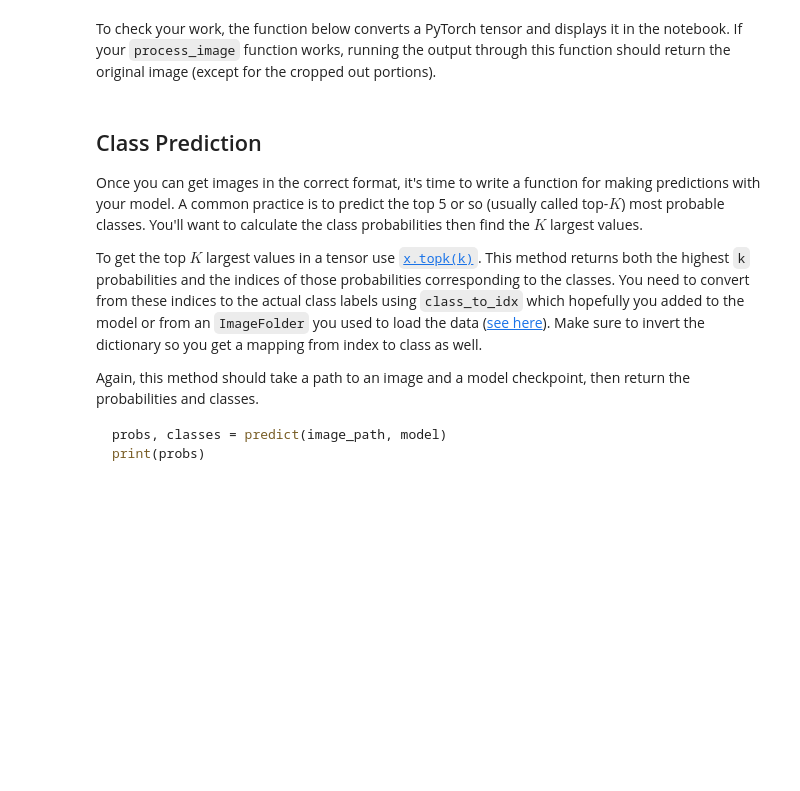
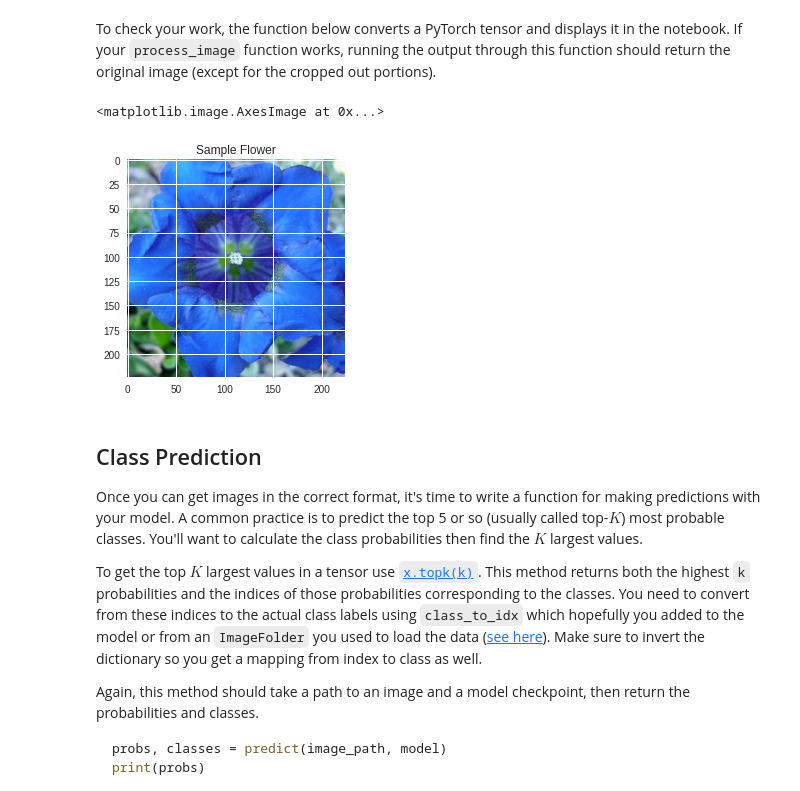
Before and after one commit to twishasaraiya/PyTorch-Scholarship-Lab-Challenge, a Jupyter notebook: LAB_Image_Classifier_Project.ipynb, the cells around one changed output. Cells and saved outputs as stored; diff of their text form; code cells hidden in the pictures; blank space fills up the shorter version.

Commit message:
Complete model with training and testing

```diff
--- a/LAB_Image_Classifier_Project.ipynb
+++ b/LAB_Image_Classifier_Project.ipynb
@@ -235,13 +240,2 @@ print(model)
 # %% [markdown]
 #### Build Your classifier
-# %%
-#TODO Chose Dropout Properly
-classifier =  nn.Sequential(OrderedDict([
-                          ('fc1', nn.Linear(25088, 4096)),
-                          ('relu', nn.ReLU()),
-                          ('fc2', nn.Linear(4096, 102)),
-                          ('output', nn.LogSoftmax(dim=1))
-                          ]))
-#print(classifier)
-model.classifier = classifier
-#print(model)
@@ -477,31 +551,32 @@ def process_image(image_path):
         transforms.ToTensor()
     ])
 
-    pil_image = loader(pil_image).float()
+    pil_img = loader(pil_img).float()
 
     # Convert to numpy array
     np_img = np.array(pil_img)/255
 
     # Normalize the pixel values
-    mean =  [0.485, 0.456, 0.406]
-    std = [0.229, 0.224, 0.225]
-    np_img = (np_img - mean)/std
+    mean =  np.array([0.485, 0.456, 0.406])
+    std = np.array([0.229, 0.224, 0.225])
+    np_img = (np.transpose(np_img, (1, 2, 0)) - mean)/std
 
     # Transpose
-    np_img = np_img.transpose((2,0,1))
+    np_img = np.transpose(np_img,(2, 0, 1))
 
     return np_img
 # %% [markdown]
 To check your work, the function below converts a PyTorch tensor and displays it in the notebook. If your `process_image` function works, running the output through this function should return the original image (except for the cropped out portions).
 # %%
-'''def imshow(image, ax=None, title=None):
+def imgshow(image, ax=None, title='Sample Flower'):
     """Imshow for Tensor."""
     if ax is None:
         fig, ax = plt.subplots()
 
+
     # PyTorch tensors assume the color channel is the first dimension
     # but matplotlib assumes is the third dimension
-    image = image.numpy().transpose((1, 2, 0))
+    image = np.transpose(image, (1, 2, 0))
 
     # Undo preprocessing
     mean = np.array([0.485, 0.456, 0.406])
@@ -510,9 +585,9 @@ To check your work, the function below converts a PyTorch tensor and displays it
 
     # Image needs to be clipped between 0 and 1 or it looks like noise when displayed
     image = np.clip(image, 0, 1)
-
+    image = image*255
     ax.imshow(image)
 
+    if title is not None:
+      plt.title(title)
     return ax
-    '''
-# imshow() defined above
@@ -521,3 +594,11 @@ _ = imshow(process_image('sample_image.jpg'))
+# %%
+image_path = '/content/gdrive/My Drive/pytorch-challenge/sample_flower.jpg'
+image_path_2 = 'flower_data/valid/28/image_05258.jpg'
+_ = imgshow(process_image(image_path_2))
+plt.imshow(_)
+# %% [output]
+<matplotlib.image.AxesImage at 0x...>
+[figure, added]
 # %% [markdown]
 ## Class Prediction
 
```
Also changed, not shown: parts of 32 cells of this notebook.
